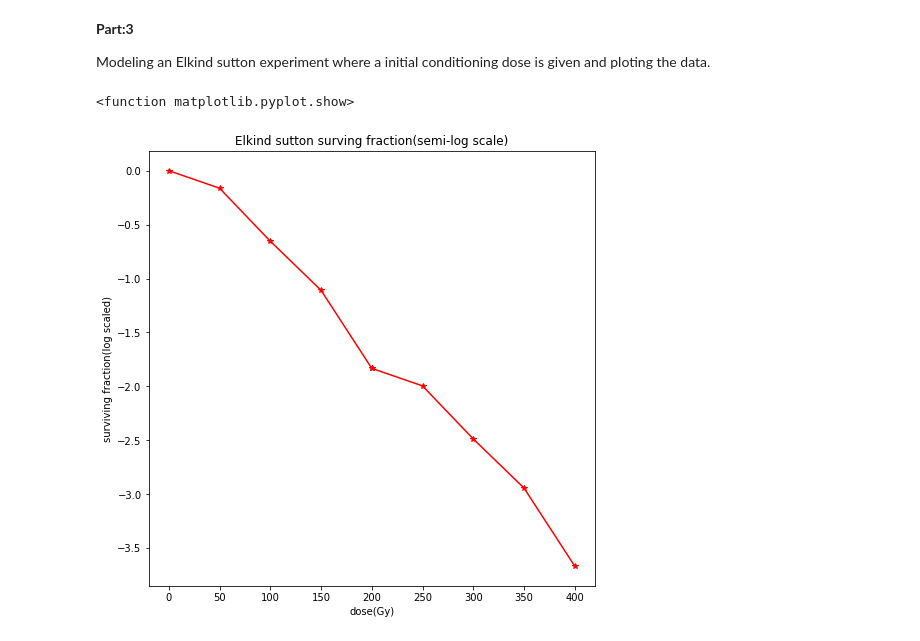
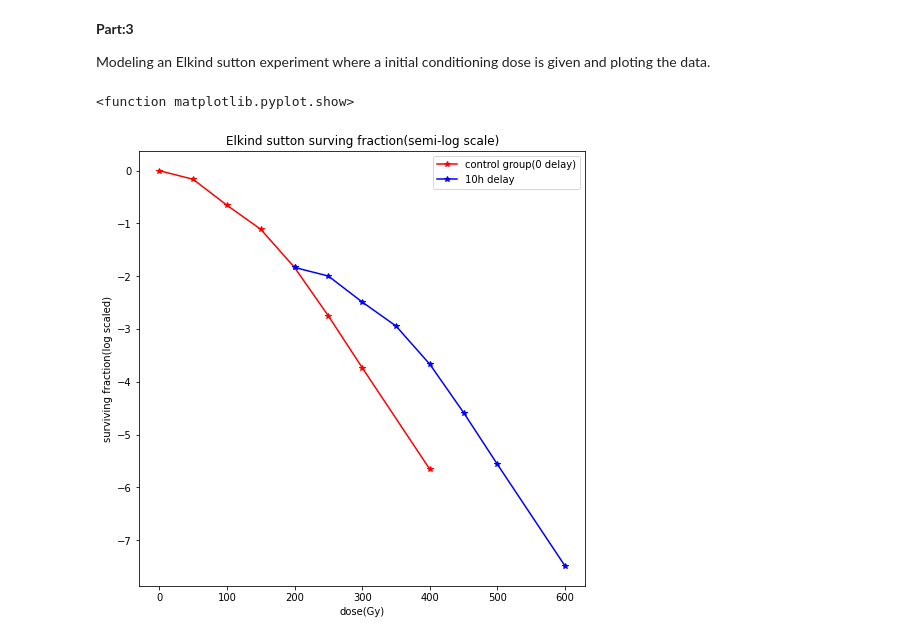
Before and after one commit to dakshpat/Final-Project-Phys-240-, a Jupyter notebook: Final_project.ipynb, the cells around one changed output. Drawn from its saved outputs; the diff is of its cells as text; code cells hidden in the pictures.

```diff
--- a/Final_project.ipynb
+++ b/Final_project.ipynb
@@ -128,36 +128,34 @@ Using the MTSH model the data approxmatily fits the function: S= 6.25*e^(-D/ 54.
 
 Modeling an Elkind sutton experiment where a initial conditioning dose is given and ploting the data.
 # %%
+#reads the data for the control group
+x_control, y_control =np.loadtxt('https://raw.githubusercontent.com/dakshpat/Final-Project-Phys-240-/main/data1.txt', delimiter = ',', unpack= True )
+
+#reads the data for the experimental group
 x_data, y_data =np.loadtxt('https://raw.githubusercontent.com/dakshpat/Final-Project-Phys-240-/main/data1.txt', delimiter = ',', unpack= True )
 
+#input conditioning dose
+c_dose = 200 #Gy
 
-#input conditioning dose
+#finds the surviving fraction for the contidional dose in the control group. This will be the starting point of the for the non-control group
+starting_fraction = 0
+counter = 0
+for i in x_control:
+  if(i == c_dose):
+    starting_fraction = y_control[counter]
+  counter += 1
 
-c_dose = 200 #Gy
-x_points = np.array([])
-y_points = np.array([])
+x_data = 200 + x_data
+y_data = starting_fraction*y_data
 
-counter = 0
-for i in x_data:
-  if (i <= c_dose):
-    x_points = np.append(x_points, i)
-    y_points = np.append(y_points, y_data[counter])
-    counter +=1
-  else:
-    counter +=1
-
-for i in x_points:
-  x_points = np.append(x_points, c_dose + i)
-
-dose_afterRest = y_points[len(y_points)-1] * y_points
-y_points = np.append(y_points, dose_afterRest)
-
-plt.plot(x_points, np.log(y_points), 'r-*')
+plt.plot(x_control, np.log(y_control), 'r-*')
+plt.plot(x_data, np.log(y_data), 'b-*')
 plt.title("Elkind sutton surving fraction(semi-log scale)")
 plt.xlabel("dose(Gy)")
 plt.ylabel("surviving fraction(log scaled)")
+plt.legend(["control group(0 delay)","10h delay" ])
 plt.show
 # %% [output]
 <function matplotlib.pyplot.show>
-[figure, old version]
+[figure, new version]
 # %%
```
Also changed, not shown: parts of 3 cells of this notebook.
